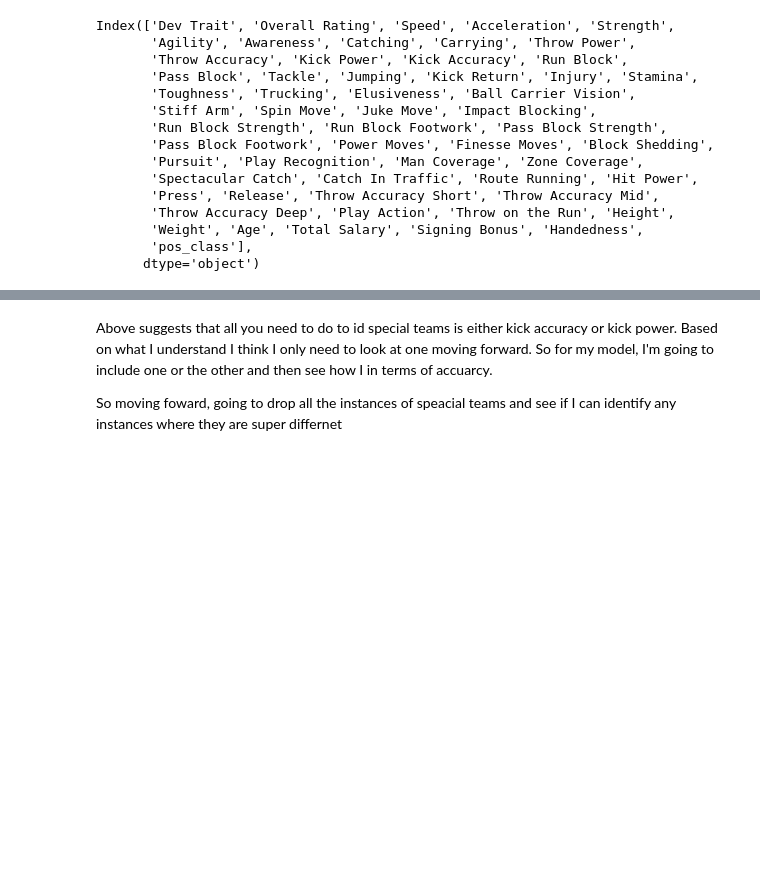
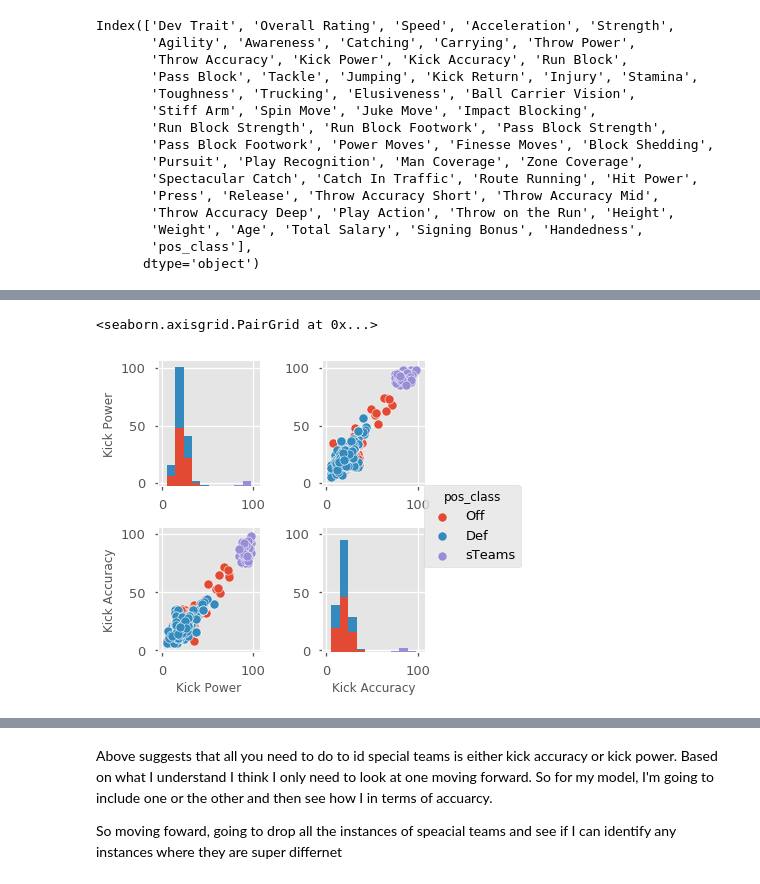
Before and after one commit to JohnErnestBonanno/MaddenML, a Jupyter notebook: MaddenML.ipynb, the cells around one changed output, grey strips where cells are left out. Drawn from its saved outputs; the diff is of its cells as text; code cells hidden in the pictures; blank space fills up the shorter version.

```diff
--- a/MaddenML.ipynb
+++ b/MaddenML.ipynb
@@ -262,0 +285,13 @@ dtype: object
+# %%
+"""
+'bmh', 'classic', 'dark_background', 'fast', 'fivethirtyeight', 'ggplot', 'grayscale', 'seaborn-bright',
+ 'seaborn-colorblind', 'seaborn-dark-palette', 'seaborn-dark', 'seaborn-darkgrid', 'seaborn-deep', 'seaborn-muted',
+ 'seaborn-notebook', 'seaborn-paper', 'seaborn-pastel', 'seaborn-poster', 'seaborn-talk', 'seaborn-ticks', 'seaborn-white',
+ 'seaborn-whitegrid', 'seaborn', 'Solarize_Light2', '_classic_test']
+"""
+plt.style.use('ggplot')
+
+sns.pairplot(df[special_stats], hue = "pos_class")
+# %% [output]
+<seaborn.axisgrid.PairGrid at 0x...>
+[figure, added]
```
Also changed, not shown: parts of 14 cells of this notebook.
